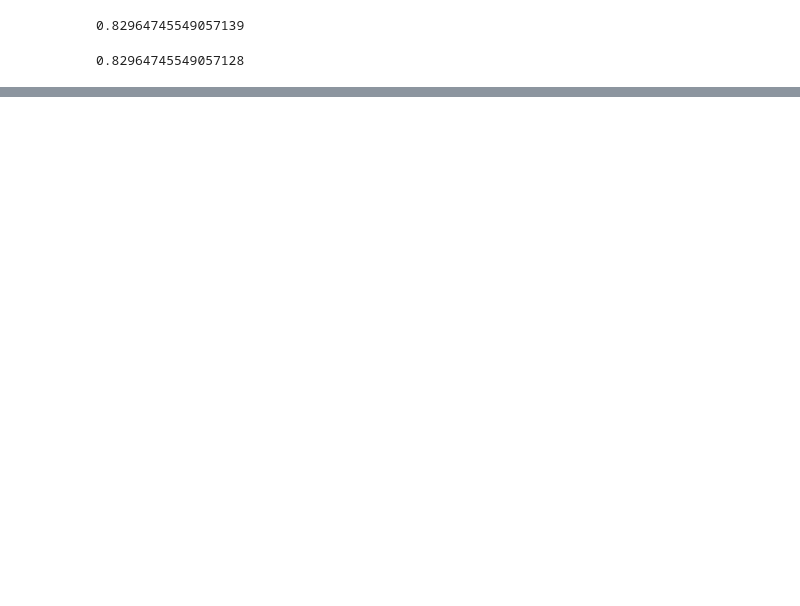
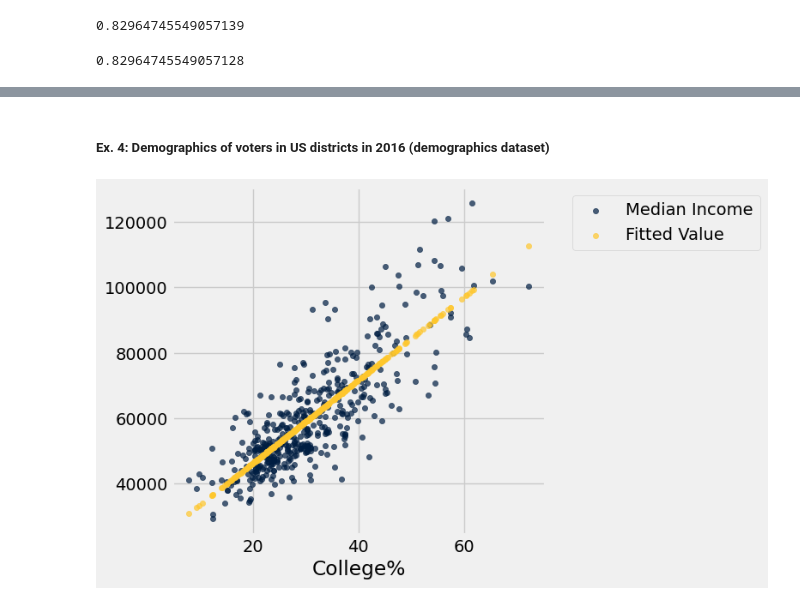
Before and after one commit to pmugambi/cs108-fa22, a Jupyter notebook: module9/9-in_class_code_and_data/9.4 - Residuals.ipynb, the cells around one changed output, grey strips where cells are left out. Drawn from its saved outputs; the diff is of its cells as text; code cells hidden in the pictures; blank space fills up the shorter version.

```diff
--- a/module9/9-in_class_code_and_data/9.4 - Residuals.ipynb
+++ b/module9/9-in_class_code_and_data/9.4 - Residuals.ipynb
@@ -289,0 +298,10 @@ round(correlation(dugong, 'Length', 'Residual'), 10)
+# %%
+demographics_all = Table.read_table('district_demographics2016.csv')
+demographics = demographics_all.drop(
+    'State', 'District', 'Percent voting for Clinton')
+
+# demographics = add_regression_to_table(
+#     demographics, 'College%', 'Median Income'
+# )
+demographics = demographics.with_columns('Fitted value', fitted_values(demographics, 'College%', 'Median Income'),
+                                                                      'Residual', residuals(demographics, 'College%', 'Median Income'))
@@ -332,0 +391,6 @@ np.std(fitted_values(hybrid, 'acceleration', 'mpg'))/np.std(hybrid.column('mpg')
+# %% [markdown]
+##### Ex. 4: Demographics of voters in US districts in 2016 (demographics dataset)
+# %%
+demographics.drop('Residual').scatter('College%')
+# %% [output]
+[figure, added]
```
Also changed, not shown: parts of 59 cells of this notebook, 27 other files.
